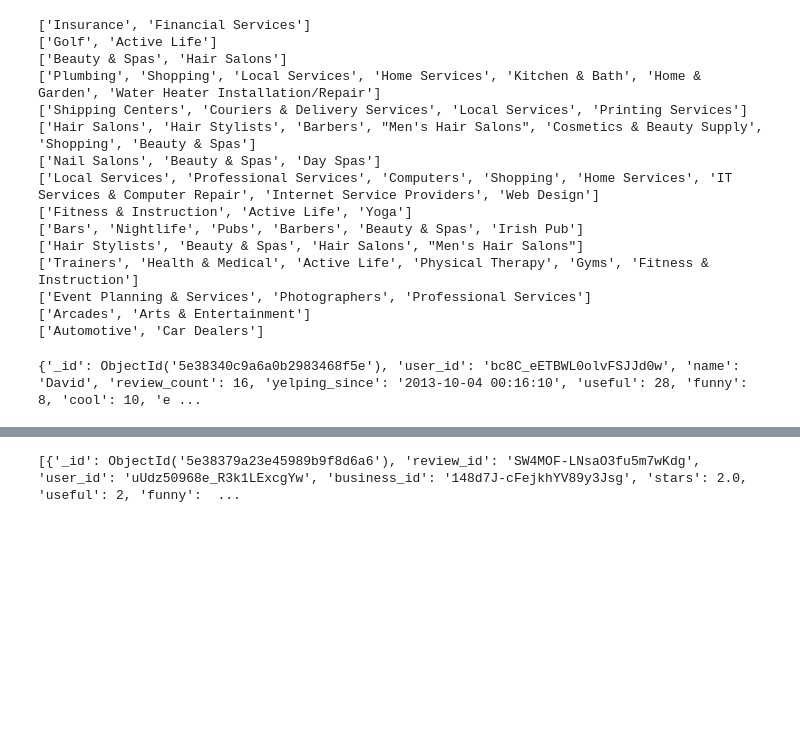
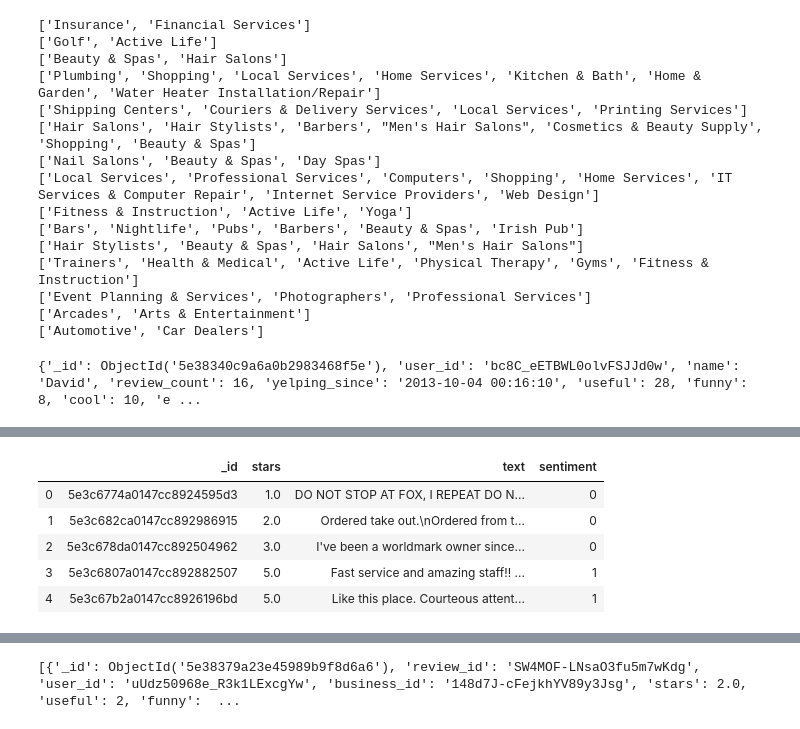
Before and after one commit to AustinPenner/Classifying-Yelp-Reviews-With-Spark, a Jupyter notebook: classifier_first_pass.ipynb, the cells around one changed output, grey strips where cells are left out. Drawn from its saved outputs; the diff is of its cells as text; code cells hidden in the pictures; blank space fills up the shorter version.

```diff
--- a/classifier_first_pass.ipynb
+++ b/classifier_first_pass.ipynb
@@ -20,6 +22,7 @@ db = client['yelp']
 # user = db['user']
 # bus = db['business']
 rev = db['review']
+rev_selected = db['rev_selected']
 # %% [markdown]
 # Data Summary
 
@@ -146,0 +194,12 @@ rev_50k.count()
+# %%
+# rev_sample = pd.DataFrame(list(rev.find_one()))#, columns=['id', 'review_id', 'user_id', 'business_id', 'stars', 'useful', 'funny', 'cool', 'text', 'date'])
+# for row in rev.aggregate([{'$sample': { 'size': 1000}}], allowDiskUse=True):
+#     rev_sample.append(row)
+
+# rev_sample = pd.DataFrame(list(rev_selected.aggregate(
+#                                [{'$sample': {'size': 1000000}}],
+#                                allowDiskUse=True)))
+start = time.time()
+rev_sample = pd.DataFrame(list(rev_selected.find()))
+rev_sample['sentiment'] = rev_sample['stars'].apply(lambda x: 1 if x >= 4. else 0)
+print(f'Code took {time.time() - start:1.2f} seconds to run')
@@ -146,0 +208,9 @@ rev_50k.count()
+# %%
+rev_sample.head()
+# %% [output]
+|  | _id | stars | text | sentiment |
+| 0 | 5e3c6774a0147cc8924595d3 | 1.0 | DO NOT STOP AT FOX, I REPEAT DO N... | 0 |
+| 1 | 5e3c682ca0147cc892986915 | 2.0 | Ordered take out.\nOrdered from t... | 0 |
+| 2 | 5e3c678da0147cc892504962 | 3.0 | I've been a worldmark owner since... | 0 |
+| 3 | 5e3c6807a0147cc892882507 | 5.0 | Fast service and amazing staff!! ... | 1 |
+| 4 | 5e3c67b2a0147cc8926196bd | 5.0 | Like this place. Courteous attent... | 1 |
```
Also changed, not shown: parts of 29 cells of this notebook.
